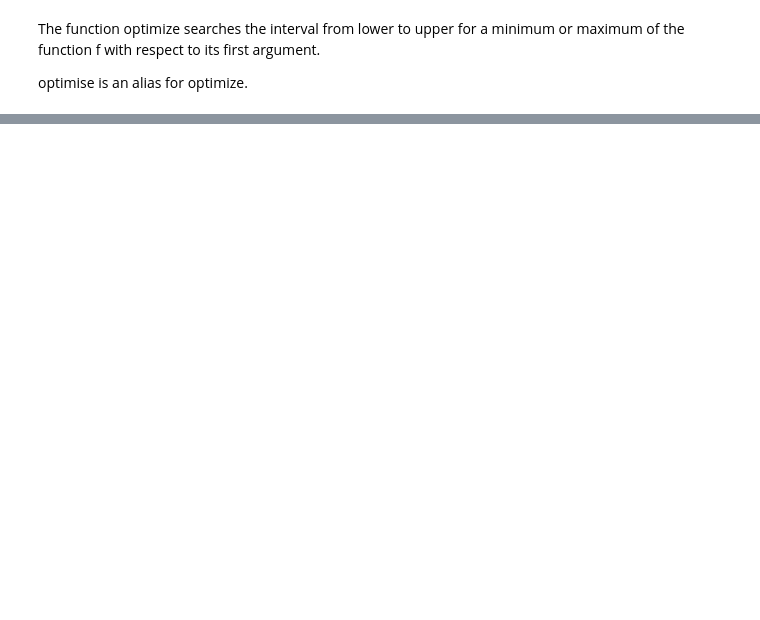
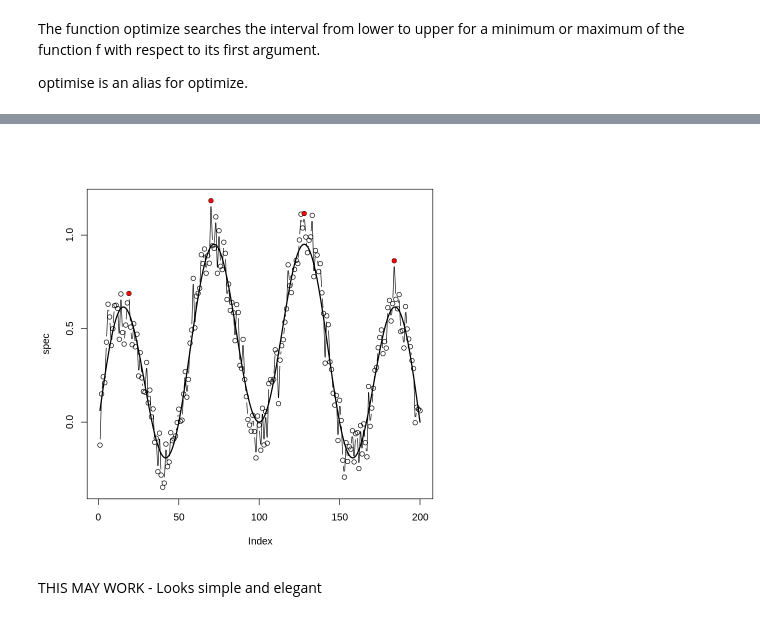
Before and after one commit to adgcal/Anjan_collab_R, a Jupyter notebook: ayan_try_R.ipynb, the cells around one changed output, grey strips where cells are left out. Drawn from its saved outputs; the diff is of its cells as text; code cells hidden in the pictures; blank space fills up the shorter version.

```diff
--- a/ayan_try_R.ipynb
+++ b/ayan_try_R.ipynb
@@ -279,0 +302,15 @@ $objective
+# %%
+library(IDPmisc)
+n <- 200
+freq <- 1:n
+theory <- sin(freq/n*4*pi)*cos(freq/n*3*pi)
+spec <- theory + 0.1*rnorm(n)
+
+plot(spec,type="b")
+lines(theory,lwd=2)
+pts <- peaks(spec, minPH=0.7)
+points(pts,col="red",cex=1.2, pch=20)
+# %% [output]
+[figure, added]
+# %% [markdown]
+THIS MAY WORK - Looks simple and elegant
```
Also changed, not shown: parts of 29 cells of this notebook.
